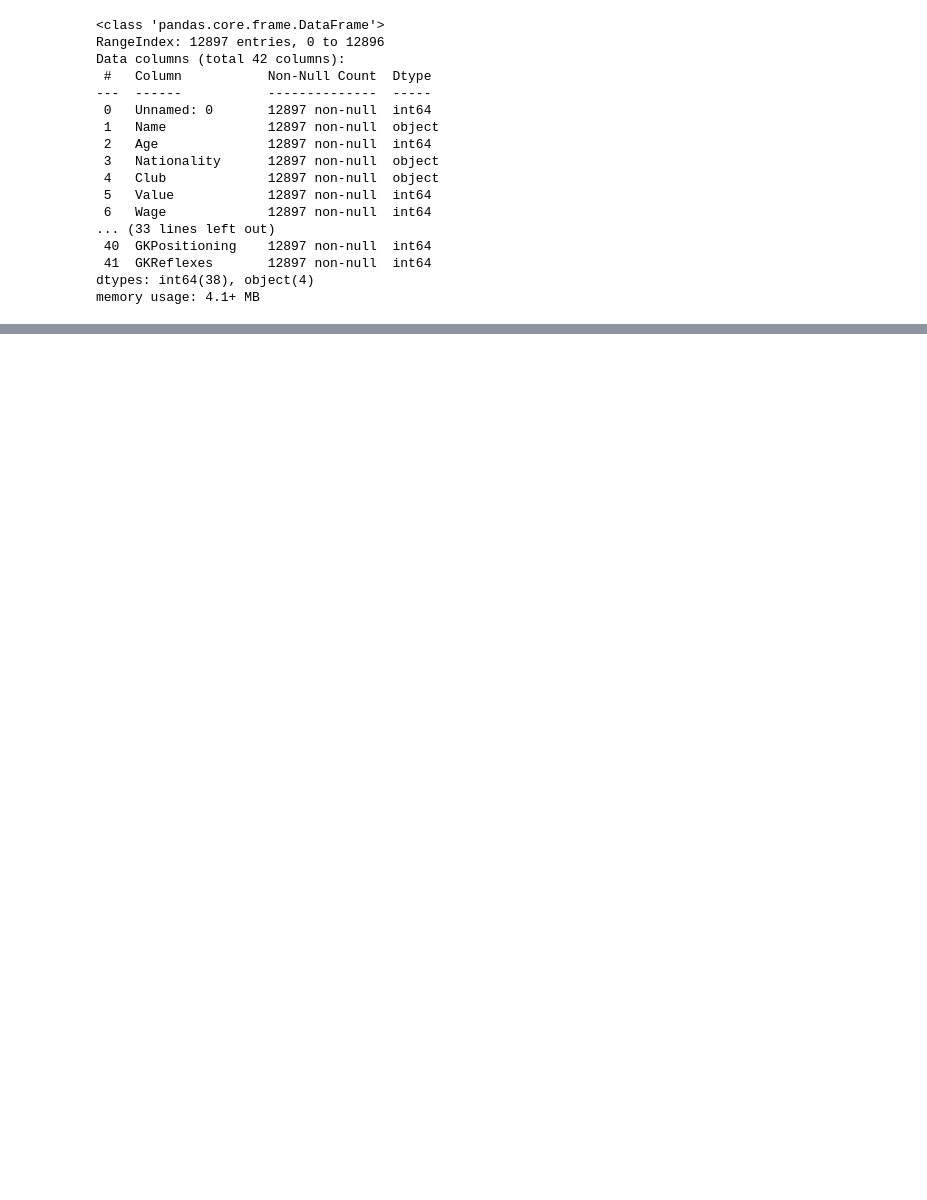
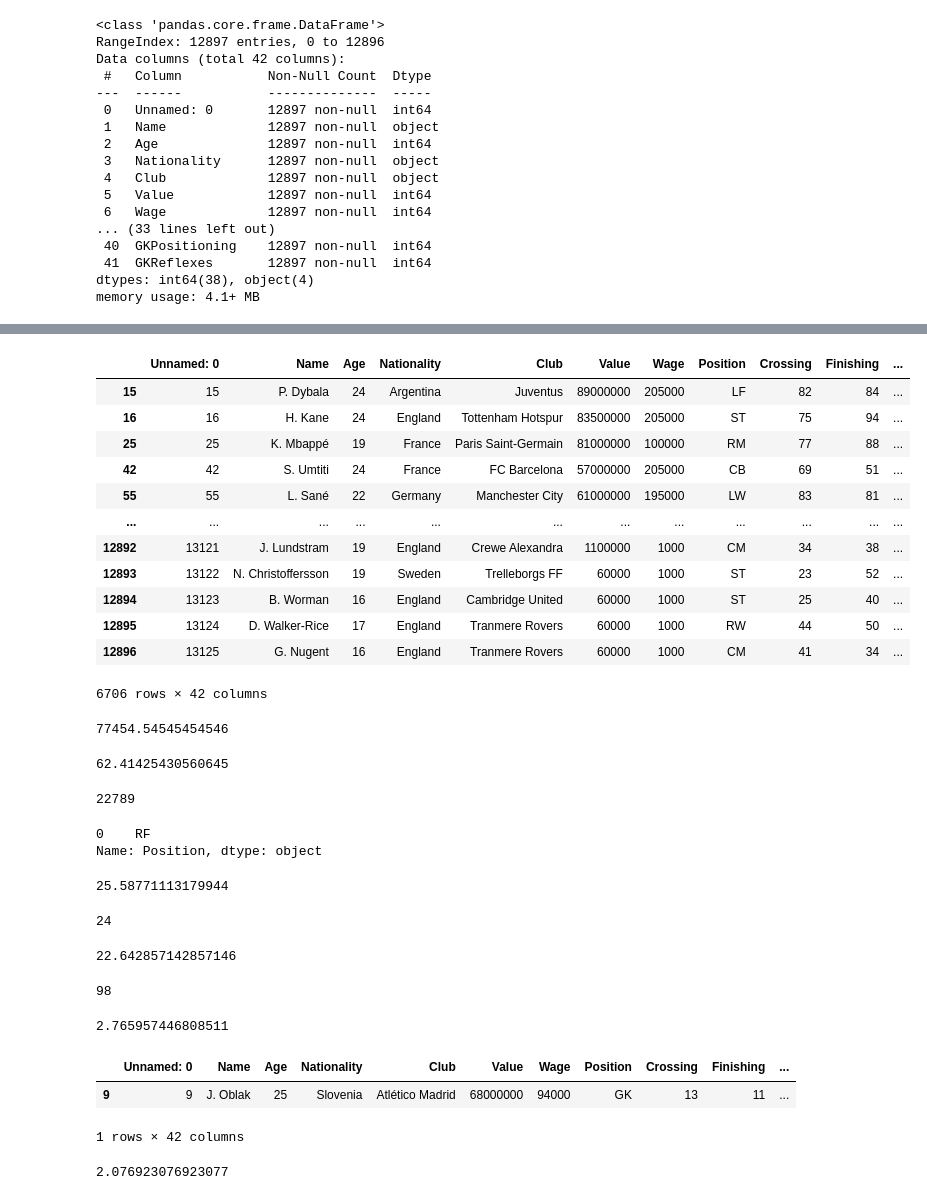
Before and after one commit to L1chik/SkillFactory, a Jupyter notebook: module_1/Python_05.ipynb, the cells around one changed output, grey strips where cells are left out. Cells and saved outputs as stored; diff of their text form; code cells hidden in the pictures; blank space fills up the shorter version.

```diff
--- a/module_1/Python_05.ipynb
+++ b/module_1/Python_05.ipynb
@@ -65,0 +123,65 @@ memory usage: 4.1+ MB
+# %%
+df[(df.Age < df.Age.mean())|(df.Club == "Barcelona")]
+# %% [output]
+|  | Unnamed: 0 | Name | Age | Nationality | Club | Value | Wage | Position | Crossing | Finishing | ... |
+| 15 | 15 | P. Dybala | 24 | Argentina | Juventus | 89000000 | 205000 | LF | 82 | 84 | ... |
+| 16 | 16 | H. Kane | 24 | England | Tottenham Hotspur | 83500000 | 205000 | ST | 75 | 94 | ... |
+| 25 | 25 | K. Mbappé | 19 | France | Paris Saint-Germain | 81000000 | 100000 | RM | 77 | 88 | ... |
+| 42 | 42 | S. Umtiti | 24 | France | FC Barcelona | 57000000 | 205000 | CB | 69 | 51 | ... |
+| 55 | 55 | L. Sané | 22 | Germany | Manchester City | 61000000 | 195000 | LW | 83 | 81 | ... |
+| ... | ... | ... | ... | ... | ... | ... | ... | ... | ... | ... | ... |
+| 12892 | 13121 | J. Lundstram | 19 | England | Crewe Alexandra | 1100000 | 1000 | CM | 34 | 38 | ... |
+| 12893 | 13122 | N. Christoffersson | 19 | Sweden | Trelleborgs FF | 60000 | 1000 | ST | 23 | 52 | ... |
+| 12894 | 13123 | B. Worman | 16 | England | Cambridge United | 60000 | 1000 | ST | 25 | 40 | ... |
+| 12895 | 13124 | D. Walker-Rice | 17 | England | Tranmere Rovers | 60000 | 1000 | RW | 44 | 50 | ... |
+| 12896 | 13125 | G. Nugent | 16 | England | Tranmere Rovers | 60000 | 1000 | CM | 41 | 34 | ... |
+6706 rows × 42 columns
+# %%
+df[(df.Age < df.Age.mean())&
+        (df.Club == 'FC Barcelona')].Wage.mean()
+# %% [output]
+77454.54545454546
+# %%
+df[df.Wage < df.Wage.mean()].SprintSpeed.mean()
+# %% [output]
+62.41425430560645
+# %%
+df[df.Nationality == "Brazil"].Penalties.sum()
+# %% [output]
+22789
+# %%
+df[df.Wage == df.Wage.max()].Position
+# %% [output]
+0    RF
+Name: Position, dtype: object
+# %%
+df[df.HeadingAccuracy > 50].Age.mean()
+# %% [output]
+25.58771113179944
+# %%
+df[(df.Composure > 0.9*df.Composure.max()) & (df.Reactions > 0.9*df.Reactions.max())].Age.min()
+# %% [output]
+24
+# %%
+df[df.Age == df.Age.max()].Reactions.mean() - df[df.Age == df.Age.min()].Reactions.mean()
+# %% [output]
+22.642857142857146
+# %%
+#????????????????????????????????????????????????????????????????//
+df[df.Value > df.Value.mean()].Nationality.unique()
+# %% [output]
+98
+# %%
+df[(df.Position == 'GK') & (df.GKReflexes == df.GKReflexes.max())].Wage.mean() / df[(df.Position == 'GK') & (df.GKHandling == df.GKHandling.max())].Wage.mean()
+# %% [output]
+2.765957446808511
+# %%
+df[df.GKHandling == df.GKHandling.max()]
+# %% [output]
+|  | Unnamed: 0 | Name | Age | Nationality | Club | Value | Wage | Position | Crossing | Finishing | ... |
+| 9 | 9 | J. Oblak | 25 | Slovenia | Atlético Madrid | 68000000 | 94000 | GK | 13 | 11 | ... |
+1 rows × 42 columns
+# %%
+df[df.Aggression == df.Aggression.max()].ShotPower.mean() / df[df.Aggression == df.Aggression.min()].ShotPower.mean()
+# %% [output]
+2.076923076923077
```
Also changed, not shown: parts of 5 cells of this notebook, 1 other file.
